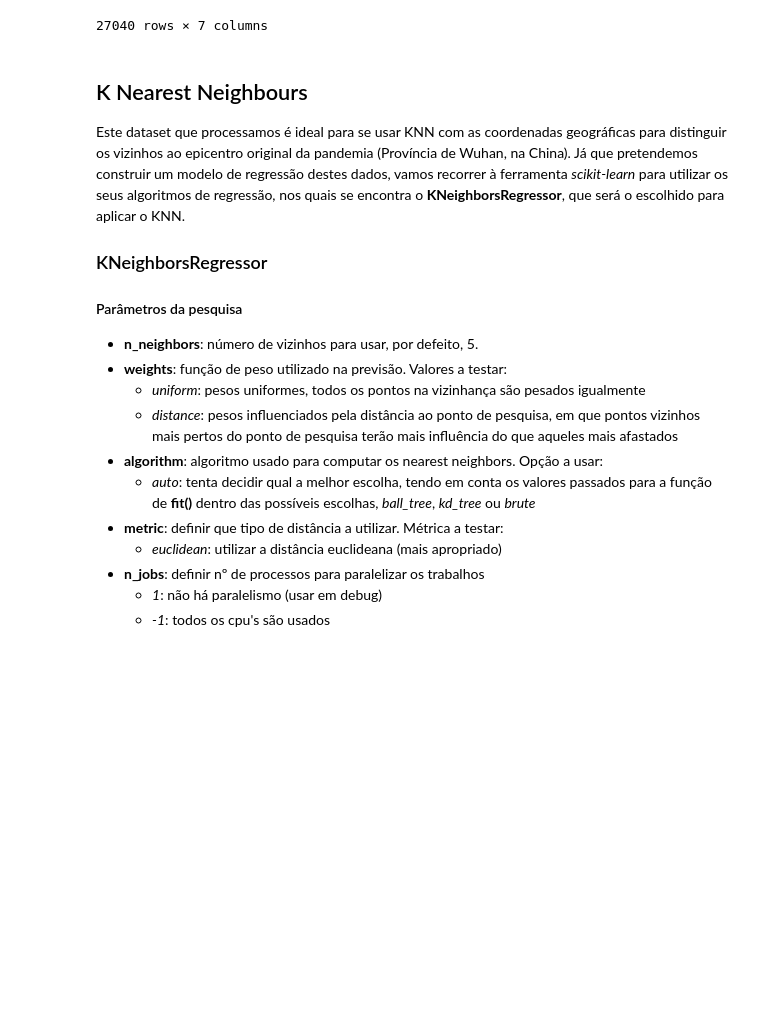
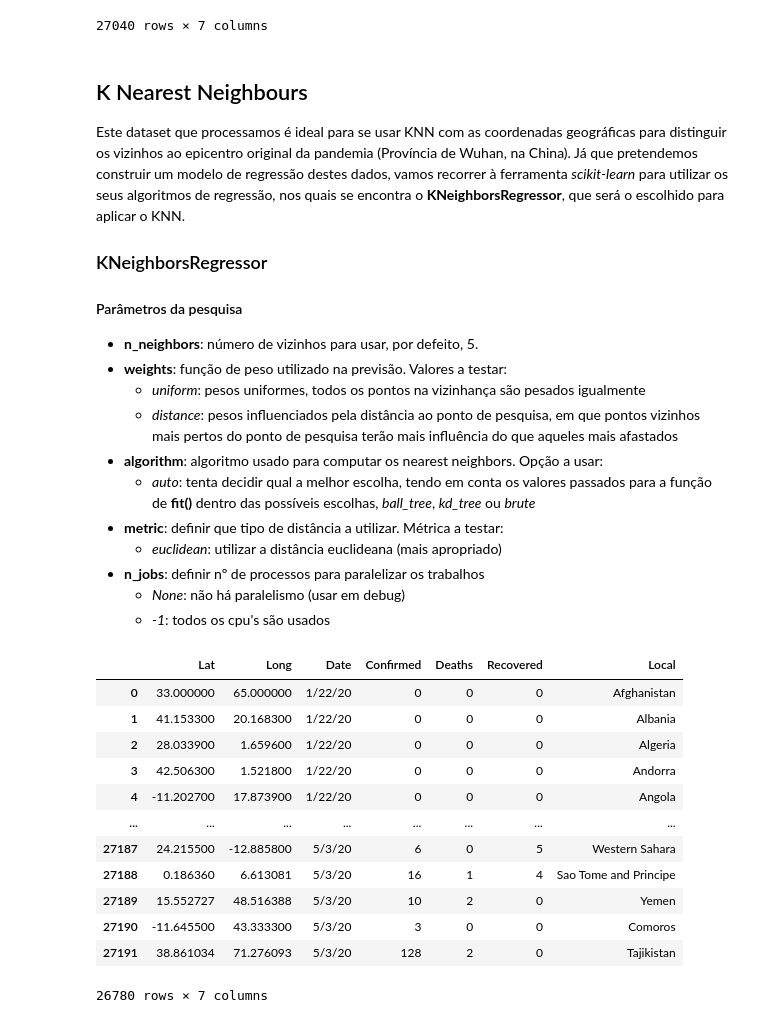
Before and after one commit to JoaoRicardoCardoso/MIEIC_IART_19_PROJ, a Jupyter notebook: PROJ2/Distance.Epi.ipynb, the cells around one changed output. Drawn from its saved outputs; the diff is of its cells as text; code cells hidden in the pictures; blank space fills up the shorter version.

```diff
--- a/PROJ2/Distance.Epi.ipynb
+++ b/PROJ2/Distance.Epi.ipynb
@@ -116,5 +116,24 @@ Já que pretendemos construir um modelo de regressão destes dados, vamos recorr
 * **metric**: definir que tipo de distância a utilizar. Métrica a testar:
     * *euclidean*: utilizar a distância euclideana (mais apropriado)
 * **n_jobs**: definir nº de processos para paralelizar os trabalhos
-    * *1*: não há paralelismo (usar em debug)
+    * *None*: não há paralelismo (usar em debug)
     * *-1*: todos os cpu's são usados
+# %%
+#data de teste: 4/5/20
+#criar set de treino
+train = covid_data[covid_data['Date']!='5/4/20']
+train
+# %% [output]
+|  | Lat | Long | Date | Confirmed | Deaths | Recovered | Local |
+| 0 | 33.000000 | 65.000000 | 1/22/20 | 0 | 0 | 0 | Afghanistan |
+| 1 | 41.153300 | 20.168300 | 1/22/20 | 0 | 0 | 0 | Albania |
+| 2 | 28.033900 | 1.659600 | 1/22/20 | 0 | 0 | 0 | Algeria |
+| 3 | 42.506300 | 1.521800 | 1/22/20 | 0 | 0 | 0 | Andorra |
+| 4 | -11.202700 | 17.873900 | 1/22/20 | 0 | 0 | 0 | Angola |
+| ... | ... | ... | ... | ... | ... | ... | ... |
+| 27187 | 24.215500 | -12.885800 | 5/3/20 | 6 | 0 | 5 | Western Sahara |
+| 27188 | 0.186360 | 6.613081 | 5/3/20 | 16 | 1 | 4 | Sao Tome and Principe |
+| 27189 | 15.552727 | 48.516388 | 5/3/20 | 10 | 2 | 0 | Yemen |
+| 27190 | -11.645500 | 43.333300 | 5/3/20 | 3 | 0 | 0 | Comoros |
+| 27191 | 38.861034 | 71.276093 | 5/3/20 | 128 | 2 | 0 | Tajikistan |
+26780 rows × 7 columns
```
Also changed, not shown: parts of 2 cells of this notebook.
